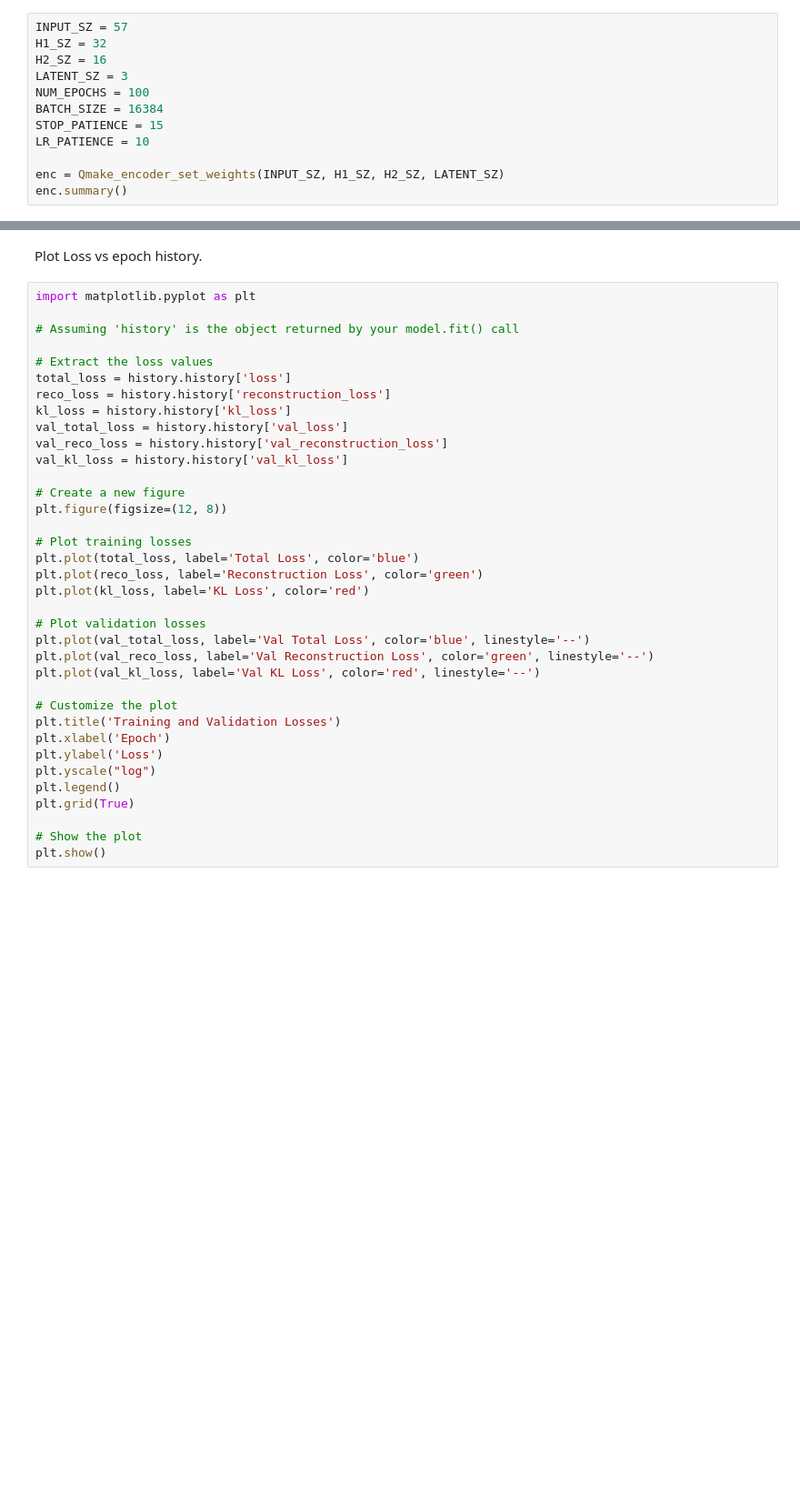
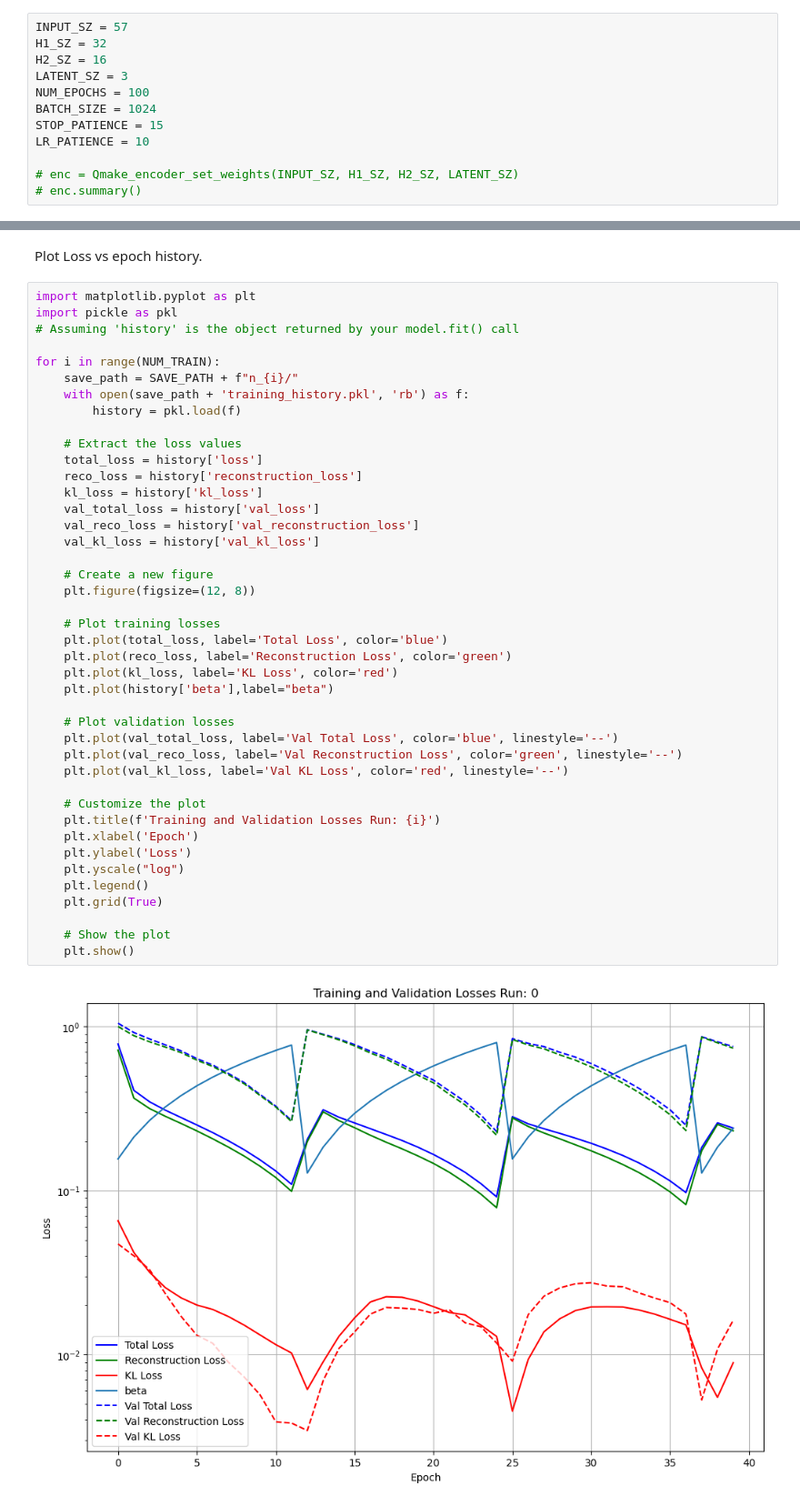
Before and after one commit to jnamador/vae_fs, a Jupyter notebook: models/vae1_training.ipynb, the cells around one changed output, grey strips where cells are left out. Shown at 91% size. Saved outputs shown, nothing was run; the diff lists cells and outputs as text; blank space fills up the shorter version.

Commit message:
updated to loop structure to train multiple models.

```diff
--- a/models/vae1_training.ipynb
+++ b/models/vae1_training.ipynb
@@ -48,9 +47,9 @@ H1_SZ = 32
 H2_SZ = 16
 LATENT_SZ = 3
 NUM_EPOCHS = 100
-BATCH_SIZE = 16384
+BATCH_SIZE = 1024
 STOP_PATIENCE = 15
 LR_PATIENCE = 10
 
-enc = Qmake_encoder_set_weights(INPUT_SZ, H1_SZ, H2_SZ, LATENT_SZ)
-enc.summary()
+# enc = Qmake_encoder_set_weights(INPUT_SZ, H1_SZ, H2_SZ, LATENT_SZ)
+# enc.summary()
@@ -153,37 +141,45 @@ KeyboardInterrupt:
 Plot Loss vs epoch history.
 # %%
 import matplotlib.pyplot as plt
-
+import pickle as pkl
 # Assuming 'history' is the object returned by your model.fit() call
 
-# Extract the loss values
-total_loss = history.history['loss']
-reco_loss = history.history['reconstruction_loss']
-kl_loss = history.history['kl_loss']
-val_total_loss = history.history['val_loss']
-val_reco_loss = history.history['val_reconstruction_loss']
-val_kl_loss = history.history['val_kl_loss']
+for i in range(NUM_TRAIN):
+    save_path = SAVE_PATH + f"n_{i}/"
+    with open(save_path + 'training_history.pkl', 'rb') as f:
+        history = pkl.load(f)
 
-# Create a new figure
-plt.figure(figsize=(12, 8))
+    # Extract the loss values
+    total_loss = history['loss']
+    reco_loss = history['reconstruction_loss']
+    kl_loss = history['kl_loss']
+    val_total_loss = history['val_loss']
+    val_reco_loss = history['val_reconstruction_loss']
+    val_kl_loss = history['val_kl_loss']
 
-# Plot training losses
-plt.plot(total_loss, label='Total Loss', color='blue')
-plt.plot(reco_loss, label='Reconstruction Loss', color='green')
-plt.plot(kl_loss, label='KL Loss', color='red')
+    # Create a new figure
+    plt.figure(figsize=(12, 8))
 
-# Plot validation losses
-plt.plot(val_total_loss, label='Val Total Loss', color='blue', linestyle='--')
-plt.plot(val_reco_loss, label='Val Reconstruction Loss', color='green', linestyle='--')
-plt.plot(val_kl_loss, label='Val KL Loss', color='red', linestyle='--')
+    # Plot training losses
+    plt.plot(total_loss, label='Total Loss', color='blue')
+    plt.plot(reco_loss, label='Reconstruction Loss', color='green')
+    plt.plot(kl_loss, label='KL Loss', color='red')
+    plt.plot(history['beta'],label="beta")
 
-# Customize the plot
-plt.title('Training and Validation Losses')
-plt.xlabel('Epoch')
-plt.ylabel('Loss')
-plt.yscale("log")
-plt.legend()
-plt.grid(True)
+    # Plot validation losses
+    plt.plot(val_total_loss, label='Val Total Loss', color='blue', linestyle='--')
+    plt.plot(val_reco_loss, label='Val Reconstruction Loss', color='green', linestyle='--')
+    plt.plot(val_kl_loss, label='Val KL Loss', color='red', linestyle='--')
 
-# Show the plot
-plt.show()
+    # Customize the plot
+    plt.title(f'Training and Validation Losses Run: {i}')
+    plt.xlabel('Epoch')
+    plt.ylabel('Loss')
+    plt.yscale("log")
+    plt.legend()
+    plt.grid(True)
+
+    # Show the plot
+    plt.show()
+# %% [output]
+[figure, added]
```
Also changed, not shown: parts of 7 cells of this notebook.
